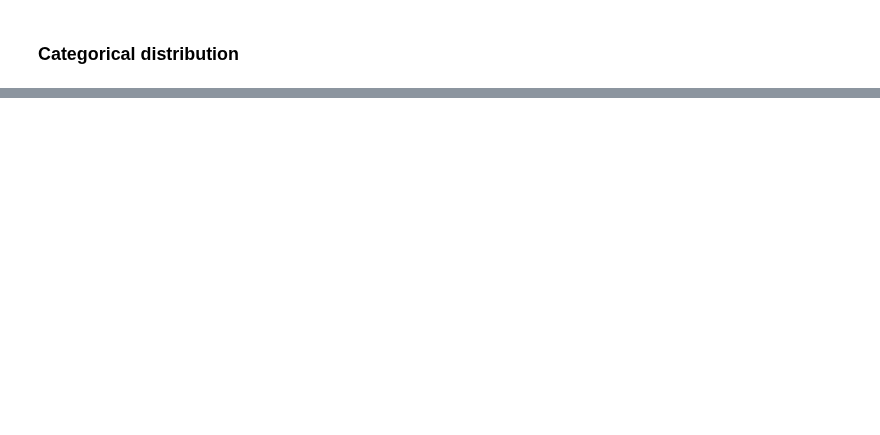
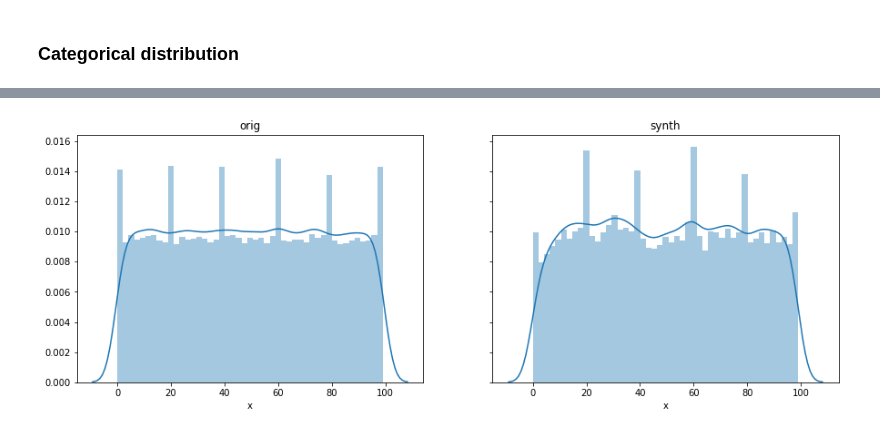
Before and after one commit to synthesized-io/insight, a Jupyter notebook: evaluation/synthetic_distributions.ipynb, the cells around one changed output, grey strips where cells are left out. Saved outputs shown, nothing was run; the diff lists cells and outputs as text; code cells hidden in the pictures; blank space fills up the shorter version.

```diff
--- a/evaluation/synthetic_distributions.ipynb
+++ b/evaluation/synthetic_distributions.ipynb
@@ -225,2 +215,7 @@ synthesize_and_plot(data, 'bernoulli_20/80', metrics=default_metrics)
 # %% [markdown]
 ### Categorical distribution
+# %%
+data = syn_dist.create_uniform_categorical(n_classes=100, size=100000)
+# %%
+synthesize_and_plot(data, 'categorical_uniform', metrics=default_metrics, n_iter=10000)
+# %% [output]
@@ -227 +223,2 @@ synthesize_and_plot(data, 'bernoulli_20/80', metrics=default_metrics)
+[figure, added]
 # %%
```
Also changed, not shown: parts of 42 cells of this notebook, 1 other file.
